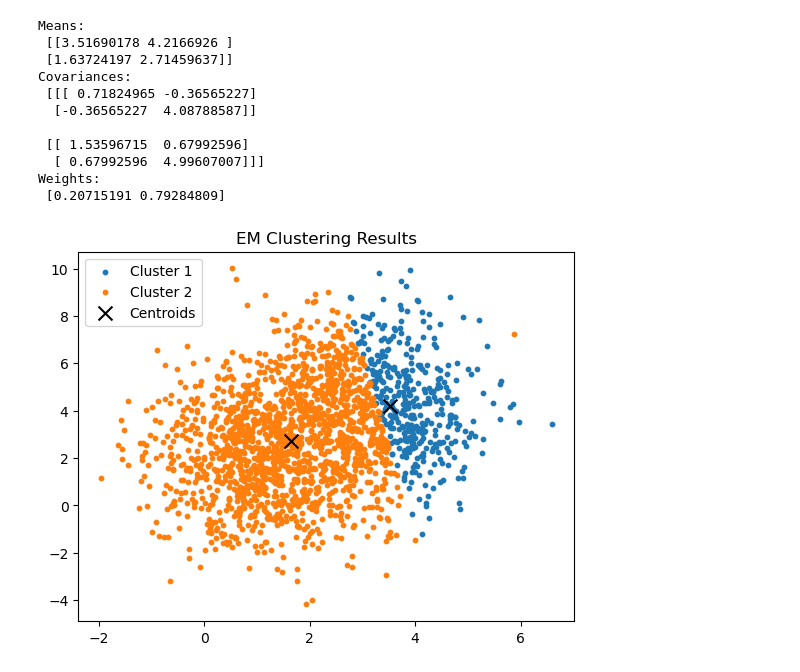
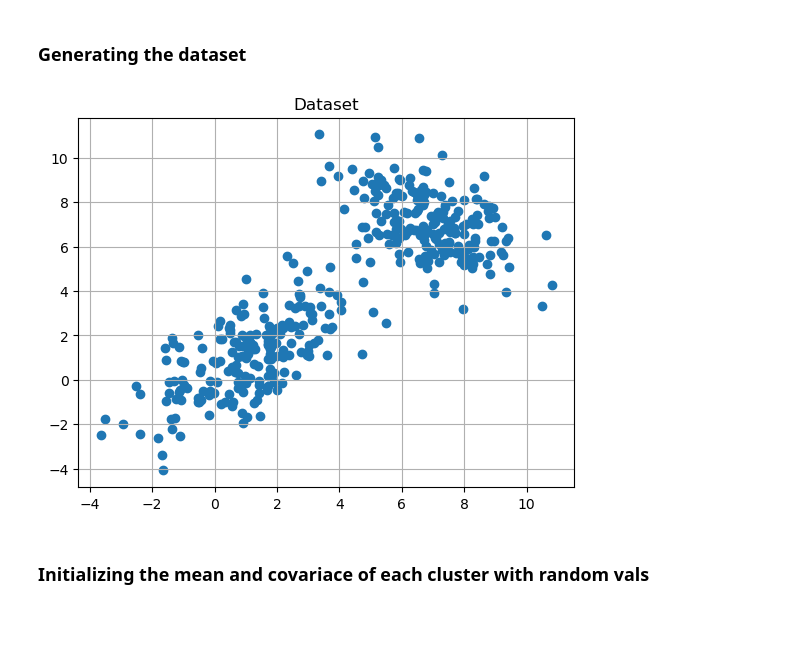
Before and after one commit to r2d2butbetter/ML-Implementations, a Jupyter notebook: EM_clustering.ipynb, the cells around one changed output. Drawn from its saved outputs; the diff is of its cells as text; code cells hidden in the pictures; blank space fills up the shorter version.

```diff
--- a/EM_clustering.ipynb
+++ b/EM_clustering.ipynb
@@ -131,38 +7,18 @@ def em_algorithm(data, k, max_iter=100, tol=1e-4):
-# %%
-k = 2  # number of clusters
-means, covariances, weights, responsibilities, log_likelihoods = em_algorithm(combined_dataset, k)
-
-print("Means:\n", means)
-print("Covariances:\n", covariances)
-print("Weights:\n", weights)
-# %% [output]
-Means:
- [[3.51690178 4.2166926 ]
- [1.63724197 2.71459637]]
-Covariances:
- [[[ 0.71824965 -0.36565227]
-  [-0.36565227  4.08788587]]
-
- [[ 1.53596715  0.67992596]
-  [ 0.67992596  4.99607007]]]
-Weights:
- [0.20715191 0.79284809]
-# %%
-
-fig, ax = plt.subplots()
-
-#assign point to a cluster
-cluster_assignments = np.argmax(responsibilities, axis=1)
-
-for cluster in range(k):
-    cluster_points = combined_dataset[cluster_assignments == cluster]
-    ax.scatter(cluster_points[:, 0], cluster_points[:, 1], s=10, label=f'Cluster {cluster + 1}')
-
-# Plot means
-ax.scatter(means[:, 0], means[:, 1], s=100, c='black', marker='x', label='Centroids')
-
-plt.legend(loc='upper left')
-plt.title('EM Clustering Results')
-plt.show()
-# %% [output]
-[figure, removed]
+# %% [markdown]
+### Generating the dataset
+# %%
+m1 = [1, 1]
+m2 = [7, 7]
+cov1 = [[3, 2], [2, 3]]
+cov2 = [[2, -1], [-1, 2]]
+x = np.random.multivariate_normal(m1, cov1, size=200)
+y = np.random.multivariate_normal(m2, cov2, size=200)
+d = np.concatenate((x, y), axis=0)
+# %%
+plt.scatter(d[:, 0], d[:, 1],)
+plt.title('Dataset')
+plt.grid()
+# %% [output]
+[figure, added]
+# %% [markdown]
+### Initializing the mean and covariace of each cluster with random vals
```
Also changed, not shown: parts of 20 cells of this notebook.
